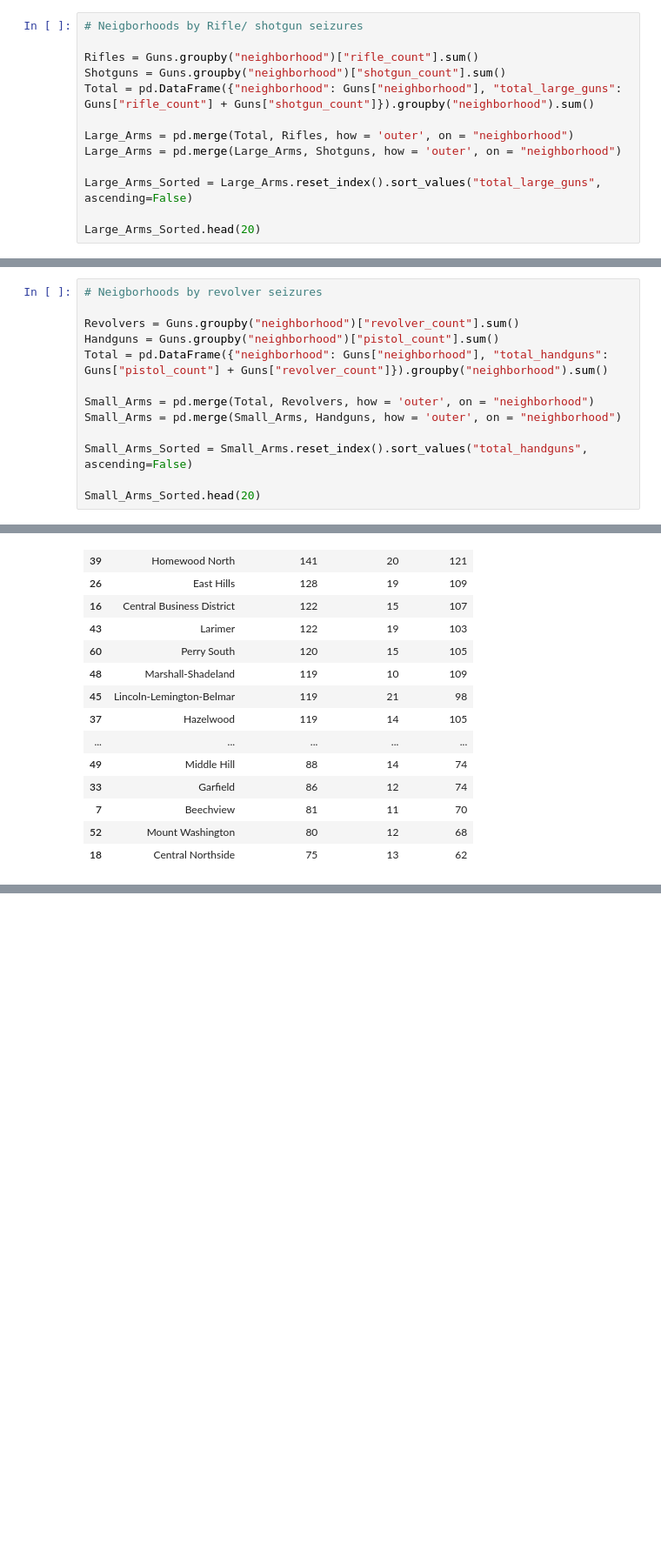
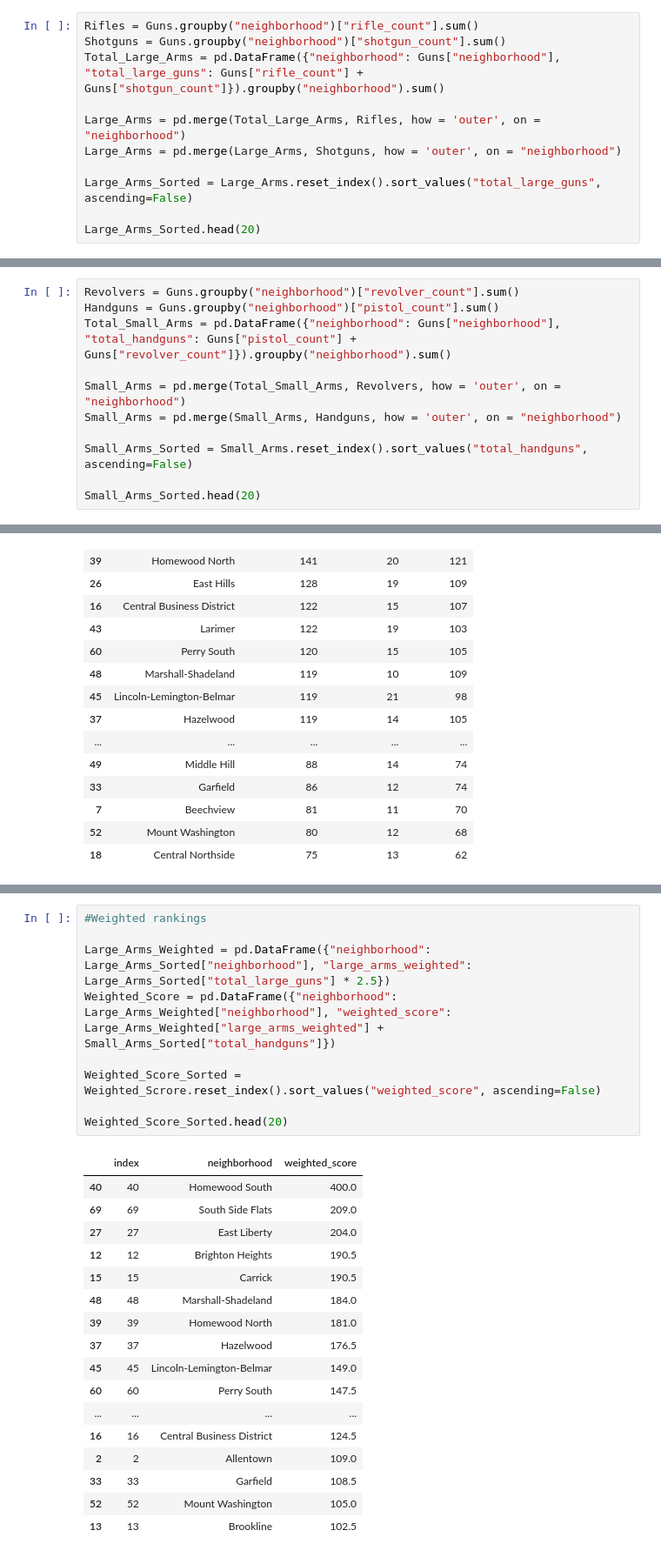
Before and after one commit to Pranav-Shan/CMPINF10_Final_Project, a Jupyter notebook: Spencer Miller/Gun_Ownership.ipynb, the cells around one changed output, grey strips where cells are left out. Shown at 87% size. Cells and saved outputs as stored; diff of their text form; blank space fills up the shorter version.

```diff
--- a/Spencer Miller/Gun_Ownership.ipynb
+++ b/Spencer Miller/Gun_Ownership.ipynb
@@ -62,11 +73,9 @@ plt.show()
 # %%
-# Neigborhoods by Rifle/ shotgun seizures
-
 Rifles = Guns.groupby("neighborhood")["rifle_count"].sum()
 Shotguns = Guns.groupby("neighborhood")["shotgun_count"].sum()
-Total = pd.DataFrame({"neighborhood": Guns["neighborhood"], "total_large_guns": Guns["rifle_count"] + Guns["shotgun_count"]}).groupby("neighborhood").sum()
+Total_Large_Arms = pd.DataFrame({"neighborhood": Guns["neighborhood"], "total_large_guns": Guns["rifle_count"] + Guns["shotgun_count"]}).groupby("neighborhood").sum()
 
-Large_Arms = pd.merge(Total, Rifles, how = 'outer', on = "neighborhood")
+Large_Arms = pd.merge(Total_Large_Arms, Rifles, how = 'outer', on = "neighborhood")
 Large_Arms = pd.merge(Large_Arms, Shotguns, how = 'outer', on = "neighborhood")
 
 Large_Arms_Sorted = Large_Arms.reset_index().sort_values("total_large_guns", ascending=False)
@@ -93,11 +104,9 @@ Large_Arms_Sorted.head(20)
 # %%
-# Neigborhoods by revolver seizures
-
 Revolvers = Guns.groupby("neighborhood")["revolver_count"].sum()
 Handguns = Guns.groupby("neighborhood")["pistol_count"].sum()
-Total = pd.DataFrame({"neighborhood": Guns["neighborhood"], "total_handguns": Guns["pistol_count"] + Guns["revolver_count"]}).groupby("neighborhood").sum()
+Total_Small_Arms = pd.DataFrame({"neighborhood": Guns["neighborhood"], "total_handguns": Guns["pistol_count"] + Guns["revolver_count"]}).groupby("neighborhood").sum()
 
-Small_Arms = pd.merge(Total, Revolvers, how = 'outer', on = "neighborhood")
+Small_Arms = pd.merge(Total_Small_Arms, Revolvers, how = 'outer', on = "neighborhood")
 Small_Arms = pd.merge(Small_Arms, Handguns, how = 'outer', on = "neighborhood")
 
 Small_Arms_Sorted = Small_Arms.reset_index().sort_values("total_handguns", ascending=False)
@@ -123,0 +136,27 @@ Small_Arms_Sorted.head(20)
+# %%
+#Weighted rankings
+
+Large_Arms_Weighted = pd.DataFrame({"neighborhood": Large_Arms_Sorted["neighborhood"], "large_arms_weighted": Large_Arms_Sorted["total_large_guns"] * 2.5})
+Weighted_Score = pd.DataFrame({"neighborhood": Large_Arms_Weighted["neighborhood"], "weighted_score": Large_Arms_Weighted["large_arms_weighted"] + Small_Arms_Sorted["total_handguns"]})
+
+Weighted_Score_Sorted = Weighted_Scrore.reset_index().sort_values("weighted_score", ascending=False)
+
+Weighted_Score_Sorted.head(20)
+# %% [output]
+|  | index | neighborhood | weighted_score |
+| 40 | 40 | Homewood South | 400.0 |
+| 69 | 69 | South Side Flats | 209.0 |
+| 27 | 27 | East Liberty | 204.0 |
+| 12 | 12 | Brighton Heights | 190.5 |
+| 15 | 15 | Carrick | 190.5 |
+| 48 | 48 | Marshall-Shadeland | 184.0 |
+| 39 | 39 | Homewood North | 181.0 |
+| 37 | 37 | Hazelwood | 176.5 |
+| 45 | 45 | Lincoln-Lemington-Belmar | 149.0 |
+| 60 | 60 | Perry South | 147.5 |
+| ... | ... | ... | ... |
+| 16 | 16 | Central Business District | 124.5 |
+| 2 | 2 | Allentown | 109.0 |
+| 33 | 33 | Garfield | 108.5 |
+| 52 | 52 | Mount Washington | 105.0 |
+| 13 | 13 | Brookline | 102.5 |
```
Also changed, not shown: parts of 13 cells of this notebook, 2 other files.
